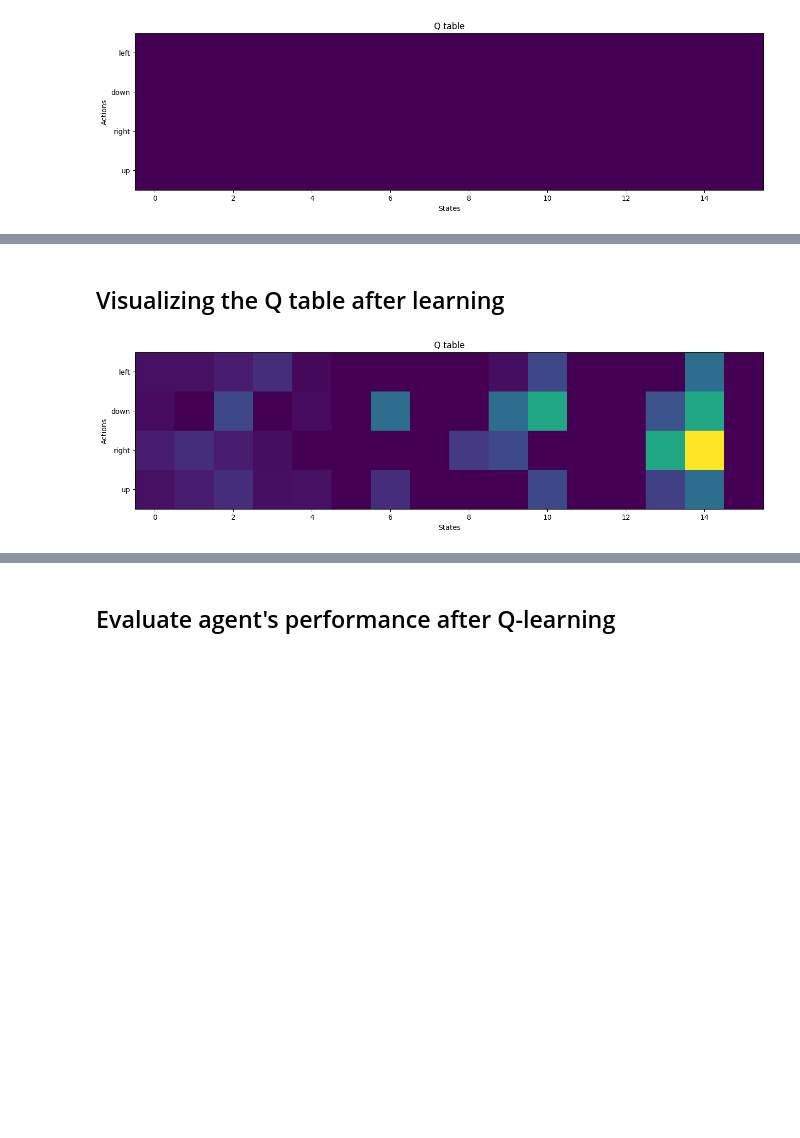
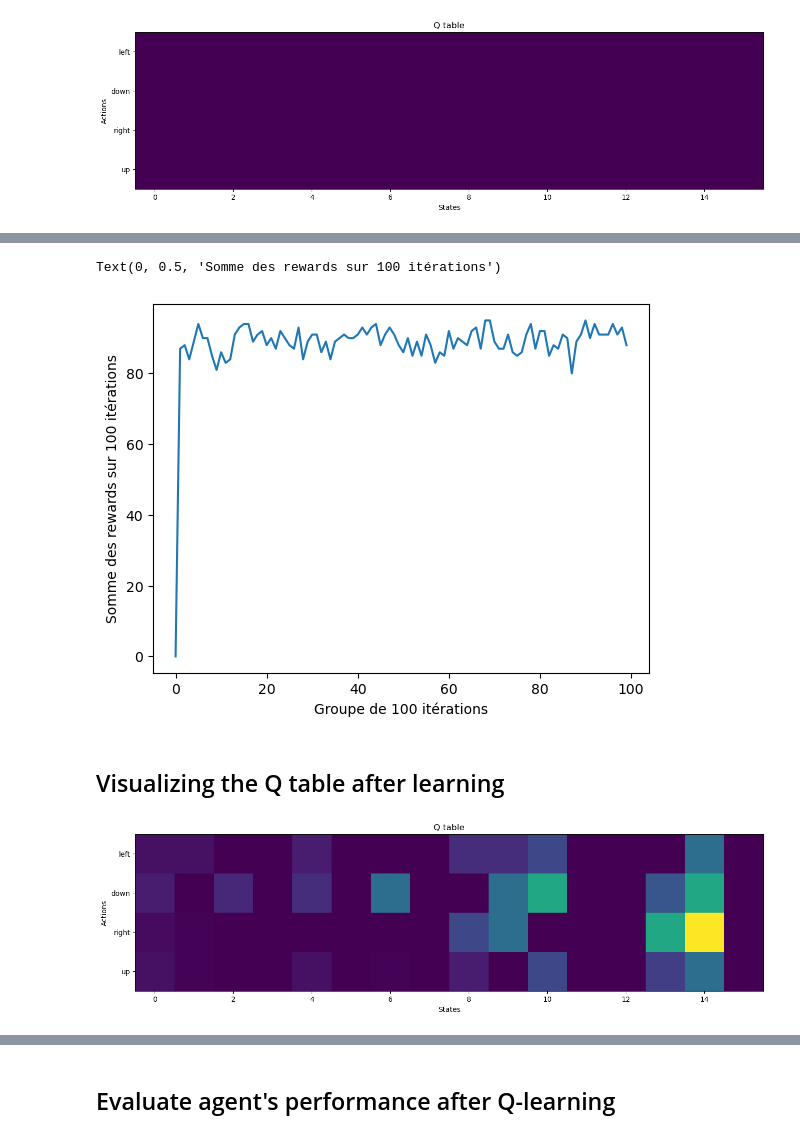
Before and after one commit to Raynobrak/heigvd-labos-min, a Jupyter notebook: PW2/1_q_learning_frozen_lake.ipynb, the cells around one changed output, grey strips where cells are left out. Saved outputs shown, nothing was run; the diff lists cells and outputs as text; code cells hidden in the pictures; blank space fills up the shorter version.

```diff
--- a/PW2/1_q_learning_frozen_lake.ipynb
+++ b/PW2/1_q_learning_frozen_lake.ipynb
@@ -158,6 +158,8 @@ show_q_table(q_table)
 [figure]
 # %%
 %%time
+
+import matplotlib.pyplot as plt
 
 print('Training the agent')
 
@@ -167,7 +169,14 @@ gamma = 0.6
 epsilon = 0.1
 
 # For plotting metrics
-all_epochs = []
+plot_data = []
+
+N_EPISODES = 100
+
+def choose_next_action(q_table, state):
+    if np.random.uniform(0, 1) < epsilon:
+        return env.action_space.sample() # Explore action space
+    return argmax_choice(q_table[state,:]) # Exploit learned values
 
 for i in range(1, 10001):
     state, _ = env.reset()
@@ -176,10 +185,7 @@ for i in range(1, 10001):
     done = False
 
     while not done:
-        if np.random.uniform(0, 1) < epsilon:
-            action = env.action_space.sample()       # Explore action space
-        else:
-            action = argmax_choice(q_table[state,:]) # Exploit learned values
+        action = choose_next_action(q_table, state)
 
         next_state, reward, done, _, _ = env.step(action)
 
@@ -196,7 +202,25 @@ for i in range(1, 10001):
         clear_output(wait=True)
         print(f'Episode: {i}')
 
+        total_wins = 0
+        for _ in range(N_EPISODES):
+            state, _ = env.reset()
+            reward = 0
+
+            done = False
+            while not done:
+                action = choose_next_action(q_table, state)
+                state, reward, done, _, _ = env.step(action)
+
+                if reward != 0:
+                    total_wins += 1
+
+        plot_data.append(total_wins)
+
 print('Training finished.\n')
+plt.plot(plot_data)
+plt.xlabel('Groupe de 100 itérations')
+plt.ylabel('Somme des rewards sur 100 itérations')
 # %% [output]
 Episode: 10000
 Training finished.
@@ -206,9 +230,11 @@ Wall time: 5.24 s
+Text(0, 0.5, 'Somme des rewards sur 100 itérations')
+[figure, added]
 # %% [markdown]
 ## Visualizing the Q table after learning
 # %%
 show_q_table(q_table)
 # %% [output]
-[figure, old version]
+[figure, new version]
 # %%
 show_q_table(q_table, binary=True)
 # %% [output]
```
Also changed, not shown: parts of 4 cells of this notebook, 2 other files.
